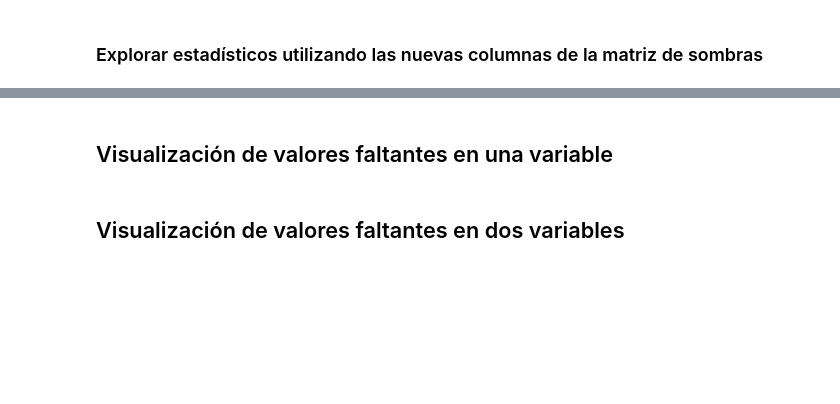
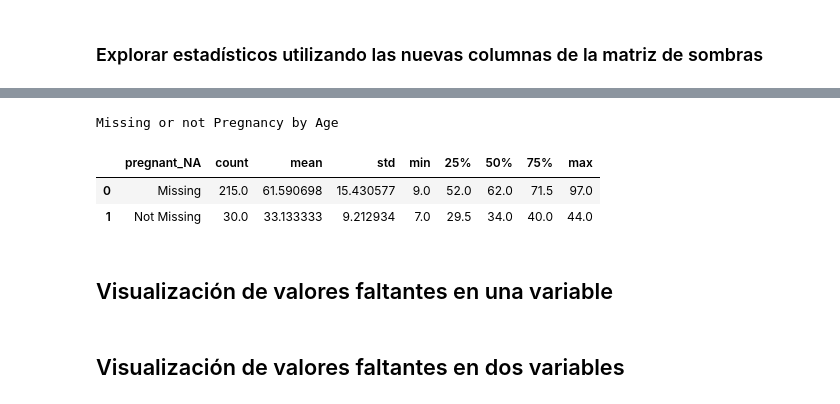
Before and after one commit to jariel17/curso-datos-faltantes-de, a Jupyter notebook: live-exploration-missing-values.ipynb, the cells around one changed output, grey strips where cells are left out. Cells and saved outputs as stored; diff of their text form; code cells hidden in the pictures; blank space fills up the shorter version.

```diff
--- a/live-exploration-missing-values.ipynb
+++ b/live-exploration-missing-values.ipynb
@@ -835,3 +898,18 @@ diabetes_df.missing.missing_variable_plot()
+# %%
+print("Missing or not Pregnancy by Age")
+(
+    riskfactors_df
+    .missing.bind_shadow_matrix(only_missing=True)
+    .groupby(["pregnant_NA"])
+    ["age"]
+    .describe()
+    .reset_index()
+)
+# %% [output]
+Missing or not Pregnancy by Age
+|  | pregnant_NA | count | mean | std | min | 25% | 50% | 75% | max |
+| 0 | Missing | 215.0 | 61.590698 | 15.430577 | 9.0 | 52.0 | 62.0 | 71.5 | 97.0 |
+| 1 | Not Missing | 30.0 | 33.133333 | 9.212934 | 7.0 | 29.5 | 34.0 | 40.0 | 44.0 |
 # %% [markdown]
 ## Visualización de valores faltantes en una variable
 # %% [markdown]
```
Also changed, not shown: parts of 3 cells of this notebook.
